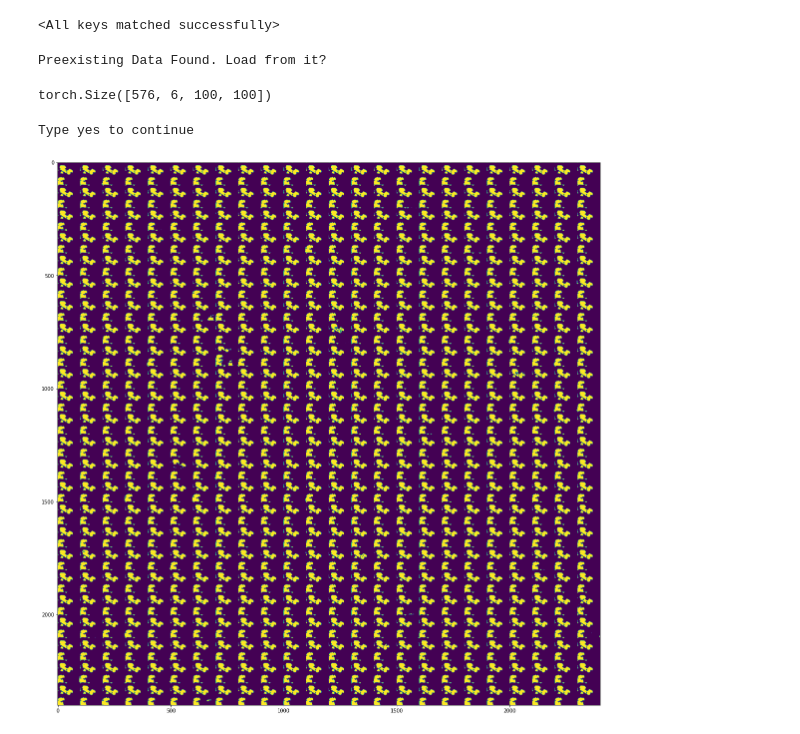
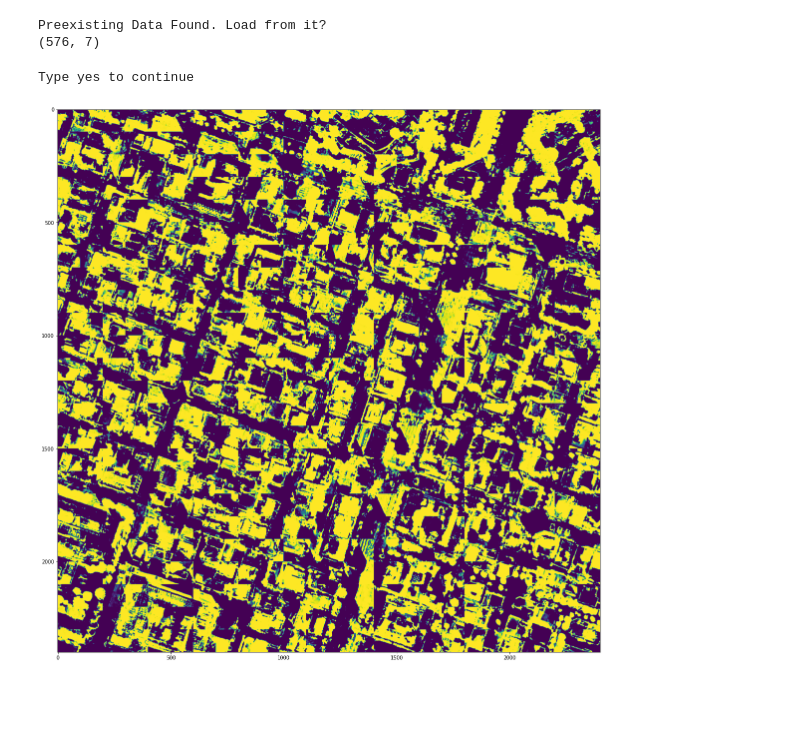
Before and after one commit to Yumbang/Codes, a Jupyter notebook: UrbanGreenSegmentation.ipynb, the cells around one changed output. Drawn from its saved outputs; the diff is of its cells as text; code cells hidden in the pictures; blank space fills up the shorter version.

```diff
--- a/UrbanGreenSegmentation.ipynb
+++ b/UrbanGreenSegmentation.ipynb
@@ -112,23 +112,22 @@ class UrbanGreenSegmentation(nn.Module):
         return x_seg
 # %%
 class UrbanGreenSegmentation2(nn.Module):
-    def __init__(self, device = 'cuda:0'):
+    def __init__(self, in_channel:int=6, out_channel:int=7):
         super(UrbanGreenSegmentation2, self).__init__()
 
         # 3개 배치 사용시 메모리 5기가
         # 2개 배치 사용시 메모리 3.8기가
 
-        self.unet = neuralnet.UNet()
-        self.regression = neuralnet.Splitted_Regression(device=device)
+        self.unet = neuralnet.UNet(in_channel=in_channel)
+        #self.regression = neuralnet.Splitted_Regression()
 
-        self.fc1 = nn.Conv2d(in_channels=64, out_channels=7, kernel_size=1)
-        self.bn1 = nn.BatchNorm2d(7)
-
+        self.fc1 = nn.Conv2d(in_channels=64, out_channels=out_channel, kernel_size=1, bias=False)
+        self.bn1 = nn.BatchNorm2d(out_channel)
         #self.bn2 = nn.BatchNorm2d(14)
         #self.fc2 = nn.Conv2d(in_channels=14, out_channels=7, kernel_size=1)
         self.softmax = nn.Softmax2d()
 
-    def forward(self, x_seg, x_reg):
+    def forward(self, x_seg):
         #x_reg = self.regression(x_reg)
         x_seg = self.unet(x_seg)
         x_seg = self.fc1(x_seg)
@@ -162,9 +167,9 @@ plt.figure(figsize=(10,10))
 plt.imshow(raw_target_array[0:100, 100:200])
 # %%
 Datasets_ver3 = {
-    'Train' : dataprepare.TrainDataset3(raw_data_array, OHE_target_array, raw_target_array, patch_size = patch_size, rotate = rotate_training_data, train_ratio = train_ratio),
-    'Validation' : dataprepare.TrainDataset3(raw_data_array, OHE_target_array, raw_target_array, patch_size = patch_size, is_validating = True, rotate = rotate_training_data, train_ratio = train_ratio),
-    'Prediction' : dataprepare.TrainDataset3(raw_data_array_H19, OHE_target_array_H19, raw_target_array_H19, patch_size = patch_size, is_evaluating = True, train_ratio = train_ratio)
+    'Train' : dataprepare.TrainDataset4(raw_data_array, OHE_target_array, raw_target_array, patch_size = patch_size, rotate = rotate_training_data, train_ratio = train_ratio),
+    'Validation' : dataprepare.TrainDataset4(raw_data_array, OHE_target_array, raw_target_array, patch_size = patch_size, is_validating = True, rotate = rotate_training_data, train_ratio = train_ratio),
+    'Prediction' : dataprepare.TrainDataset4(raw_data_array_H19, OHE_target_array_H19, raw_target_array_H19, patch_size = patch_size, is_evaluating = True, train_ratio = train_ratio)
 }
 Dataloaders_ver3 = {
     'Train' : DataLoader(Datasets_ver3['Train'], batch_size=batch_size),
@@ -201,17 +207,3 @@ model.to(device)
 model.load_state_dict(torch.load('/home/bcyoon/Byeongchan/Data/N12/Model/Segmentation/2022.8.3/Best_Model_Parameters_of_11:56_cross_entropy_test.pth'))
 reference_data = '/home/bcyoon/Byeongchan/Data/H19/H19_lidar.tif'
 result_path = legacytraining.save_result(model.to('cpu'), dataloader=Dataloaders_ver3['Prediction'], path='../Data/N12/Model/Segmentation/', description='H19_prediction', reference_data=reference_data, patch_size=100, device = device)
-# %%
-model2 = UrbanGreenSegmentation2()
-model2.to(device)
-model2.load_state_dict(torch.load('/home/bcyoon/Byeongchan/Data/N12/Model/Segmentation/2022.8.3/Best_Model_Parameters_of_11:56_cross_entropy_test.pth'))
-# %% [output]
-<All keys matched successfully>
-# %%
-raw_data_array_N11 ,raw_target_array_N11, OHE_target_array_N11 = dataprepare.prepare_raw_files('N11')
-# %% [output]
-Preexisting Data Found. Load from it?
-# %%
-N11_prediction_dataset = dataprepare.TrainDataset4(raw_data_array_N11, OHE_target_array_N11, raw_target_array_N11, patch_size = patch_size, is_evaluating = True, train_ratio = train_ratio)
-# %% [output]
-torch.Size([576, 6, 100, 100])
@@ -220,6 +210,14 @@ N11_prediction_dataloader = DataLoader(N11_prediction_dataset, batch_size=2)
 # %%
+model2 = UrbanGreenSegmentation2()
+model2.to(device)
+model2.load_state_dict(torch.load('/home/bcyoon/Byeongchan/Data/N12/Model/Segmentation/2022.8.5/Best_Model_Parameters_of_13:02_bias_false.pth'))
+raw_data_array_N11 ,raw_target_array_N11, OHE_target_array_N11 = dataprepare.prepare_raw_files('N11')
+N11_prediction_dataset = dataprepare.TrainDataset4(raw_data_array_N11, OHE_target_array_N11, raw_target_array_N11, patch_size = patch_size, is_evaluating = True, train_ratio = train_ratio)
+N11_prediction_dataloader = DataLoader(N11_prediction_dataset, batch_size=2)
 reference_data = '/home/bcyoon/Byeongchan/Data/N11/N11_lidar.tif'
-result_path = legacytraining.save_result(model2.to('cpu'), dataloader=N11_prediction_dataloader, path='../Data/N11/Model/Segmentation/', description='N11_prediction', reference_data=reference_data, patch_size=100, device = device)
+result_path = legacytraining.save_result2(model2.to('cpu'), dataloader=N11_prediction_dataloader, path='../Data/N11/Model/Segmentation/', description='bias_false', reference_data=reference_data, patch_size=100, device = device)
 # %% [output]
-Type yes to continue
+Preexisting Data Found. Load from it?
+(576, 7)
+Type yes to continue
-[figure, old version]
+[figure, new version]
```
Also changed, not shown: parts of 3 cells of this notebook, 4 other files.
